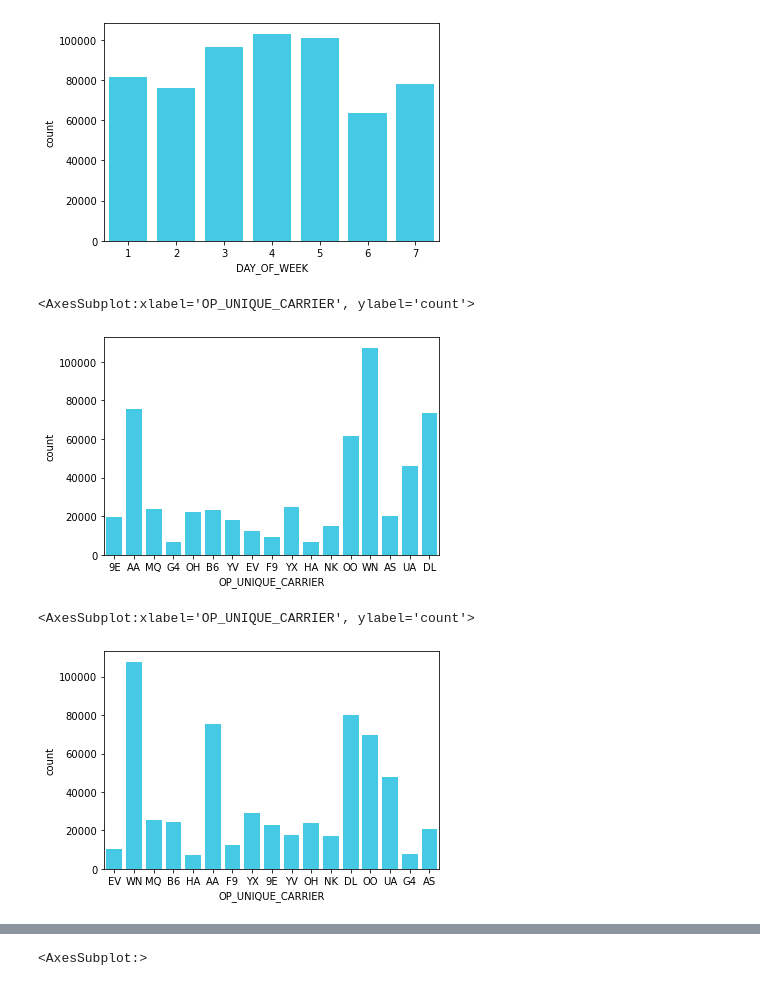
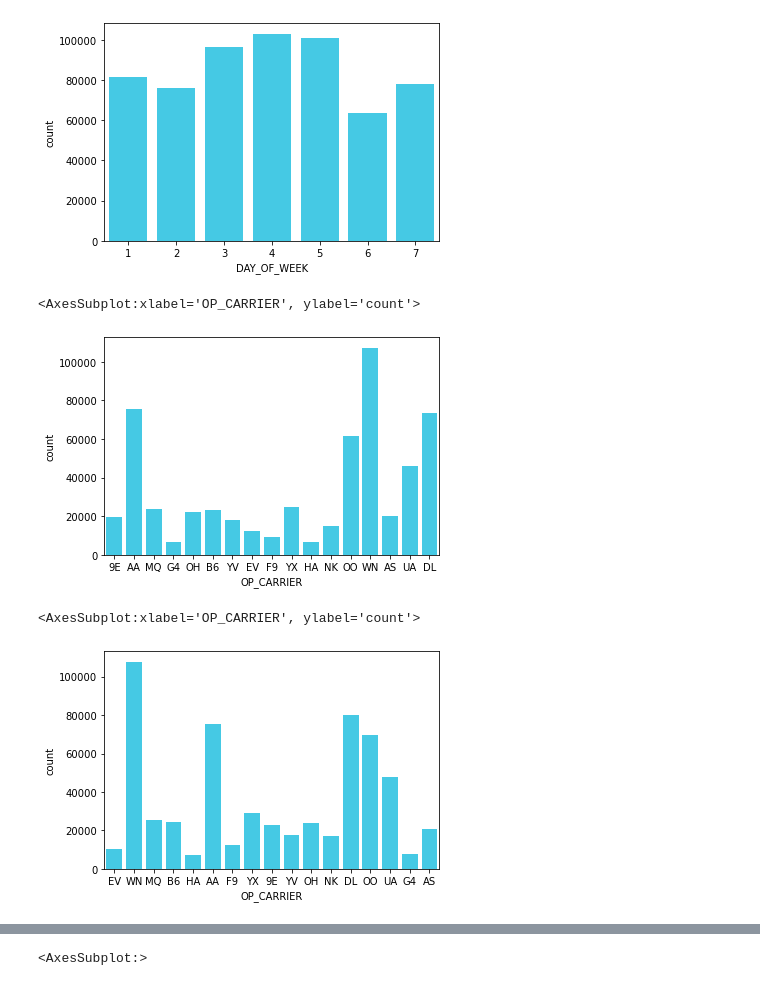
Before and after one commit to luismjimenez/Flight-Delay-Capstone4, a Jupyter notebook: flight_delays_analysis.ipynb, the cells around one changed output, grey strips where cells are left out. Cells and saved outputs as stored; diff of their text form; code cells hidden in the pictures.

```diff
--- a/flight_delays_analysis.ipynb
+++ b/flight_delays_analysis.ipynb
@@ -16,6 +37,6 @@ from sklearn.model_selection import train_test_split
 # %%
-df = pd.read_csv('../flights_19.csv')
-df_20 = pd.read_csv('../flights_20.csv')
+df = pd.read_csv('flights_2019.csv')
+df_20 = pd.read_csv('flights_2020.csv')
 # %%
 #Parsing Dates
 # 2019
@@ -198,8 +229,8 @@ memory usage: 68.6+ MB
 # %%
-# df.drop(['Unnamed: 21', 'OP_UNIQUE_CARRIER', 'TAIL_NUM', 'OP_CARRIER_AIRLINE_ID', 'OP_CARRIER_FL_NUM', 'ORIGIN_AIRPORT_ID', 'ORIGIN_AIRPORT_SEQ_ID', 'DEST_AIRPORT_ID', 'DEST_AIRPORT_SEQ_ID', 'CANCELLED', 'DIVERTED'], axis=1, inplace=True)
-# df.dropna(inplace=True)
-# df_20.drop(['Unnamed: 21', 'OP_UNIQUE_CARRIER', 'TAIL_NUM', 'OP_CARRIER_AIRLINE_ID', 'OP_CARRIER_FL_NUM', 'ORIGIN_AIRPORT_ID', 'ORIGIN_AIRPORT_SEQ_ID', 'DEST_AIRPORT_ID', 'DEST_AIRPORT_SEQ_ID', 'CANCELLED', 'DIVERTED'], axis=1, inplace=True)
-# df_20.dropna(inplace=True)
-# df.drop(['Unnamed: 21'], axis=1, inplace=True)
-# df_20.dropna(inplace=True)
-# df.dropna(subset=['TAIL_NUM', inplace=True])
+df.drop(['Unnamed: 21', 'OP_UNIQUE_CARRIER', 'TAIL_NUM', 'OP_CARRIER_AIRLINE_ID', 'OP_CARRIER_FL_NUM', 'ORIGIN_AIRPORT_ID', 'ORIGIN_AIRPORT_SEQ_ID', 'DEST_AIRPORT_ID', 'DEST_AIRPORT_SEQ_ID', 'CANCELLED', 'DIVERTED'], axis=1, inplace=True)
+df.dropna(inplace=True)
+df_20.drop(['Unnamed: 21', 'OP_UNIQUE_CARRIER', 'TAIL_NUM', 'OP_CARRIER_AIRLINE_ID', 'OP_CARRIER_FL_NUM', 'ORIGIN_AIRPORT_ID', 'ORIGIN_AIRPORT_SEQ_ID', 'DEST_AIRPORT_ID', 'DEST_AIRPORT_SEQ_ID', 'CANCELLED', 'DIVERTED'], axis=1, inplace=True)
+df_20.dropna(inplace=True)
+df.drop(['Unnamed: 21'], axis=1, inplace=True)
+df_20.dropna(inplace=True)
+df.dropna(subset=['TAIL_NUM'], inplace=True)
@@ -1043,12 +728,12 @@ sns.countplot('DAY_OF_WEEK', data=df_20, color='#2ADAFF')
 <AxesSubplot:xlabel='DAY_OF_WEEK', ylabel='count'>
 [figure]
 # %%
-sns.countplot('OP_UNIQUE_CARRIER', data=df, color='#2ADAFF')
+sns.countplot('OP_CARRIER', data=df, color='#2ADAFF')
 # %% [output]
-<AxesSubplot:xlabel='OP_UNIQUE_CARRIER', ylabel='count'>
+<AxesSubplot:xlabel='OP_CARRIER', ylabel='count'>
-[figure, old version]
+[figure, new version]
 # %%
-sns.countplot('OP_UNIQUE_CARRIER', data=df_20, color='#2ADAFF')
+sns.countplot('OP_CARRIER', data=df_20, color='#2ADAFF')
 # %% [output]
-<AxesSubplot:xlabel='OP_UNIQUE_CARRIER', ylabel='count'>
+<AxesSubplot:xlabel='OP_CARRIER', ylabel='count'>
-[figure, old version]
+[figure, new version]
```
Also changed, not shown: parts of 132 cells of this notebook.
